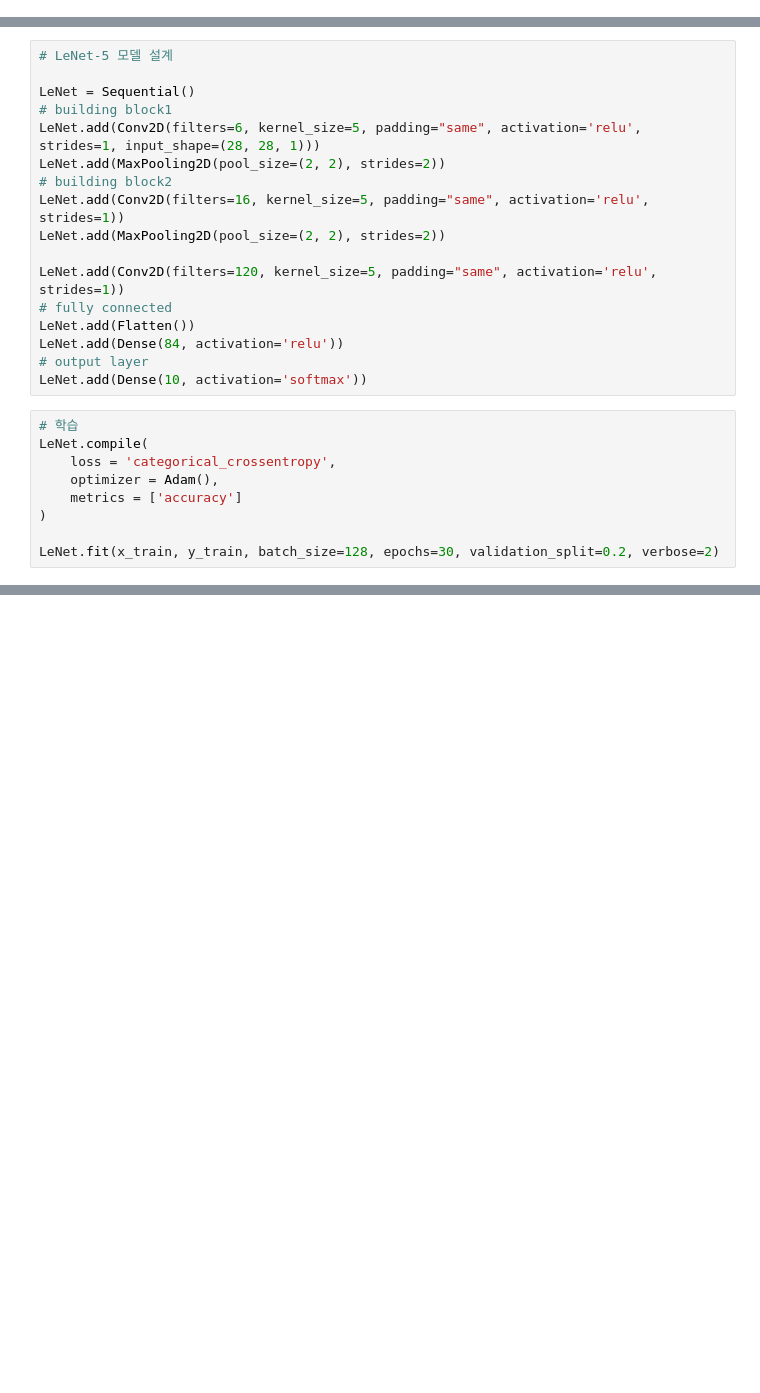
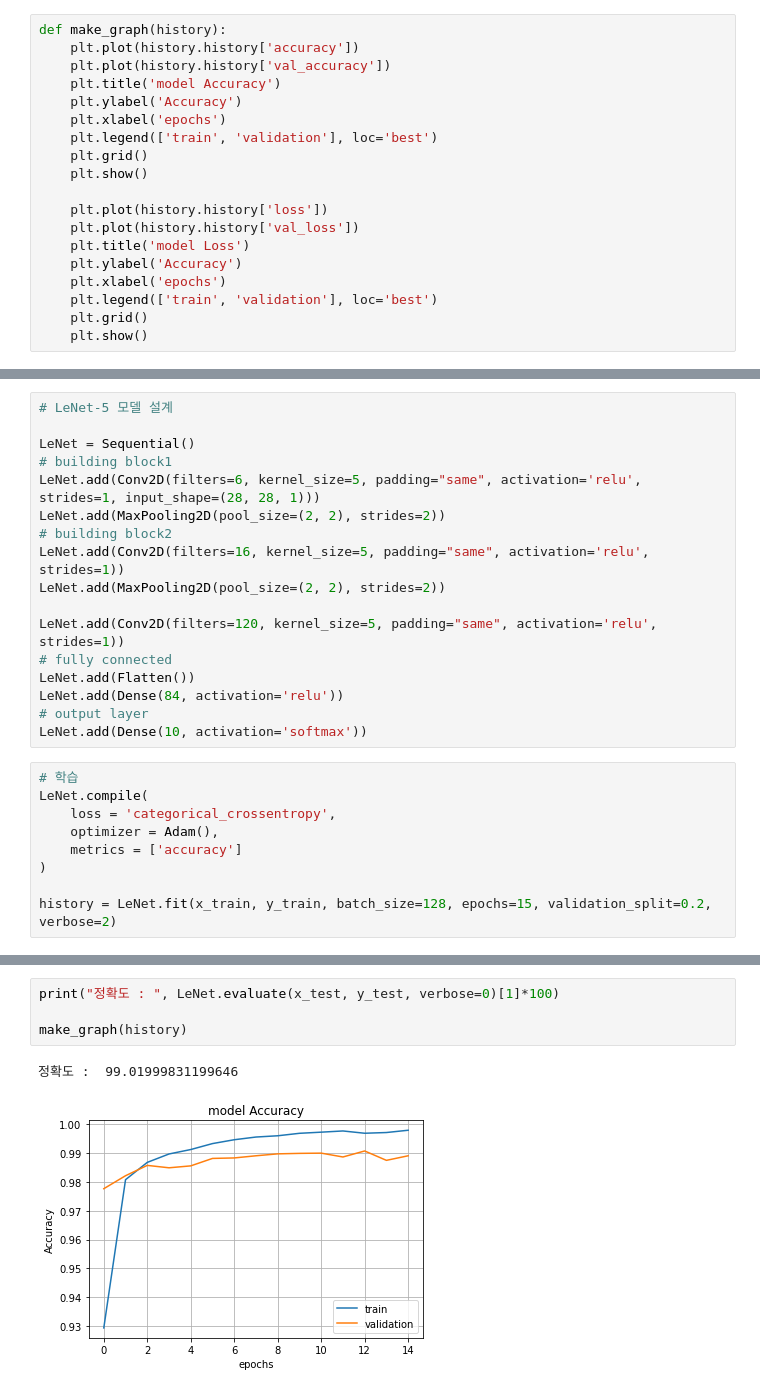
Before and after one commit to Juyoung4/StudyDeepLearning, a Jupyter notebook: Study/Day4_2.ipynb, the cells around one changed output, grey strips where cells are left out. Drawn from its saved outputs; the diff is of its cells as text; blank space fills up the shorter version.

```diff
--- a/Study/Day4_2.ipynb
+++ b/Study/Day4_2.ipynb
@@ -12,6 +18,25 @@ from tensorflow.keras.datasets import mnist
 from tensorflow.keras.models import Sequential
 from tensorflow.keras.layers import Conv2D, MaxPooling2D, Flatten, Dense
 from tensorflow.keras.optimizers import Adam
+# %%
+def make_graph(history):
+    plt.plot(history.history['accuracy'])
+    plt.plot(history.history['val_accuracy'])
+    plt.title('model Accuracy')
+    plt.ylabel('Accuracy')
+    plt.xlabel('epochs')
+    plt.legend(['train', 'validation'], loc='best')
+    plt.grid()
+    plt.show()
+
+    plt.plot(history.history['loss'])
+    plt.plot(history.history['val_loss'])
+    plt.title('model Loss')
+    plt.ylabel('Accuracy')
+    plt.xlabel('epochs')
+    plt.legend(['train', 'validation'], loc='best')
+    plt.grid()
+    plt.show()
 # %%
 # dataset load
 (x_train, y_train), (x_test, y_test) = mnist.load_data()
@@ -58,6 +83,6 @@ LeNet.compile(
     metrics = ['accuracy']
 )
 
-LeNet.fit(x_train, y_train, batch_size=128, epochs=30, validation_split=0.2, verbose=2)
+history = LeNet.fit(x_train, y_train, batch_size=128, epochs=15, validation_split=0.2, verbose=2)
 # %% [output]
 Train on 48000 samples, validate on 12000 samples
@@ -68,0 +105,7 @@ Function call stack:
+# %%
+print("정확도 : ", LeNet.evaluate(x_test, y_test, verbose=0)[1]*100)
+
+make_graph(history)
+# %% [output]
+정확도 :  99.01999831199646
+[figure, added]
```
Also changed, not shown: parts of 7 cells of this notebook.
